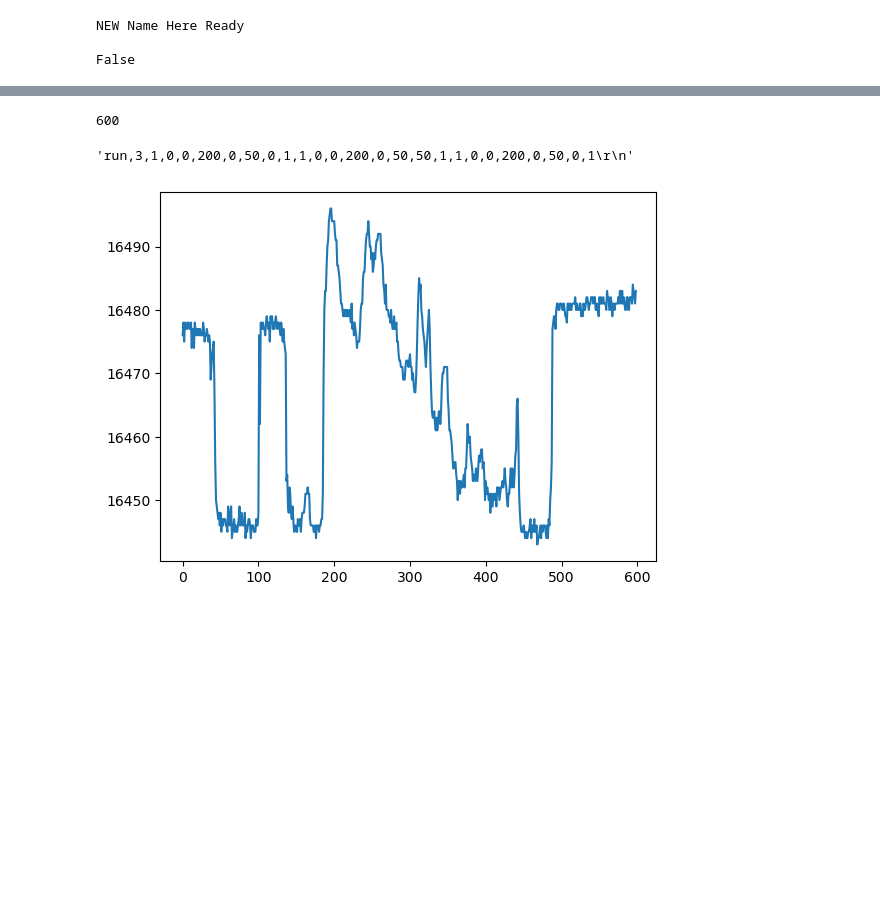
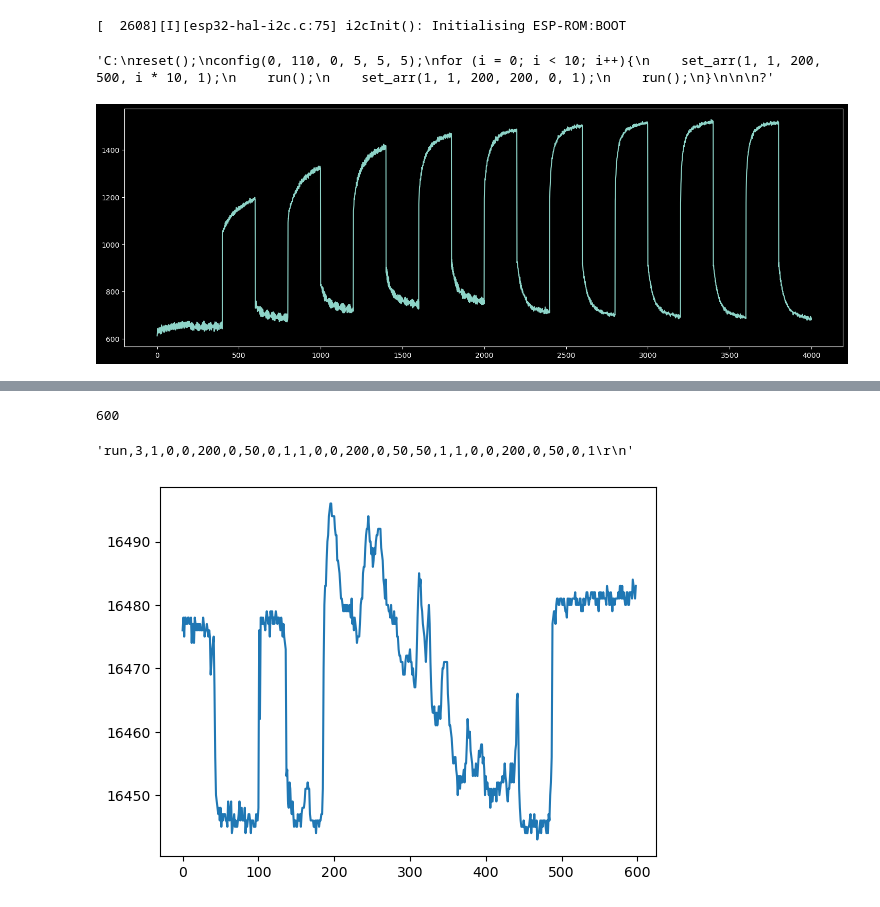
Before and after one commit to Jan-IngenHousz-Institute/ambit, a Jupyter notebook: sender.ipynb, the cells around one changed output, grey strips where cells are left out. Drawn from its saved outputs; the diff is of its cells as text; code cells hidden in the pictures; blank space fills up the shorter version.

```diff
--- a/sender.ipynb
+++ b/sender.ipynb
@@ -7,10 +9,63 @@ from IPython.display import clear_output, display
 # %%
-with serial.Serial("COM4", 115200, rtscts=False) as ser:
+with serial.Serial("COM26", 115200, rtscts=False) as ser:
     ser.write(b'hello\n')
     l = ser.readline().decode()
     print(l)
-    print(ser.cts)
 # %% [output]
-NEW Name Here Ready
-
-False
+[  2608][I][esp32-hal-i2c.c:75] i2cInit(): Initialising ESP-ROM:BOOT
+# %%
+cmd = '''
+reset();
+config(0, 110, 0, 5, 5, 5);
+for (i = 0; i < 10; i++){
+    set_arr(1, 1, 200, 500, i * 10, 1);
+    run();
+    set_arr(1, 1, 200, 200, 0, 1);
+    run();
+}
+
+
+'''
+
+cmd_str = "C:" + cmd + "?"
+cmd_str
+# %% [output]
+'C:\nreset();\nconfig(0, 110, 0, 5, 5, 5);\nfor (i = 0; i < 10; i++){\n    set_arr(1, 1, 200, 500, i * 10, 1);\n    run();\n    set_arr(1, 1, 200, 200, 0, 1);\n    run();\n}\n\n\n?'
+# %%
+fig, ax = plt.subplots(1, 1, figsize = (18, 6))
+line = ax.plot([])[0]
+outputs = ""
+with serial.Serial("COM26", 115200) as ser:
+    start_timer = time.time()
+    ser.write(cmd_str.encode())
+    arr = []
+    last_update_time,  last_update_length = 0, 0
+
+    while (time.time() - start_timer < 1):
+        if ser.in_waiting > 2:
+            start_timer = time.time()
+            l = ser.readline().decode().strip()
+            if l[0] == '[':
+                outputs += l + "\n"
+            elif l[0].isdigit() and l[-1].isdigit():
+                if l.count(',') == 3:
+                    _arr = np.fromstring(l, sep = ',', dtype=int).tolist()
+                    arr.append(_arr)
+        else:
+            if (len(arr) - last_update_length > 1) and (time.time() - last_update_time > .01):
+                plot_arr = np.array(arr)
+                line.set_data(np.arange(plot_arr.shape[0]), plot_arr[:, 0])
+                ax.autoscale_view(True, True)
+                ax.relim()
+
+                last_update_length = len(arr)
+                last_update_time = time.time()
+                display(fig)
+                clear_output(wait=True)
+
+                plt.pause(0.0001)
+
+
+plt.show()
+# %% [output]
+[figure, added]
```
Also changed, not shown: parts of 2 cells of this notebook, 6 other files.
